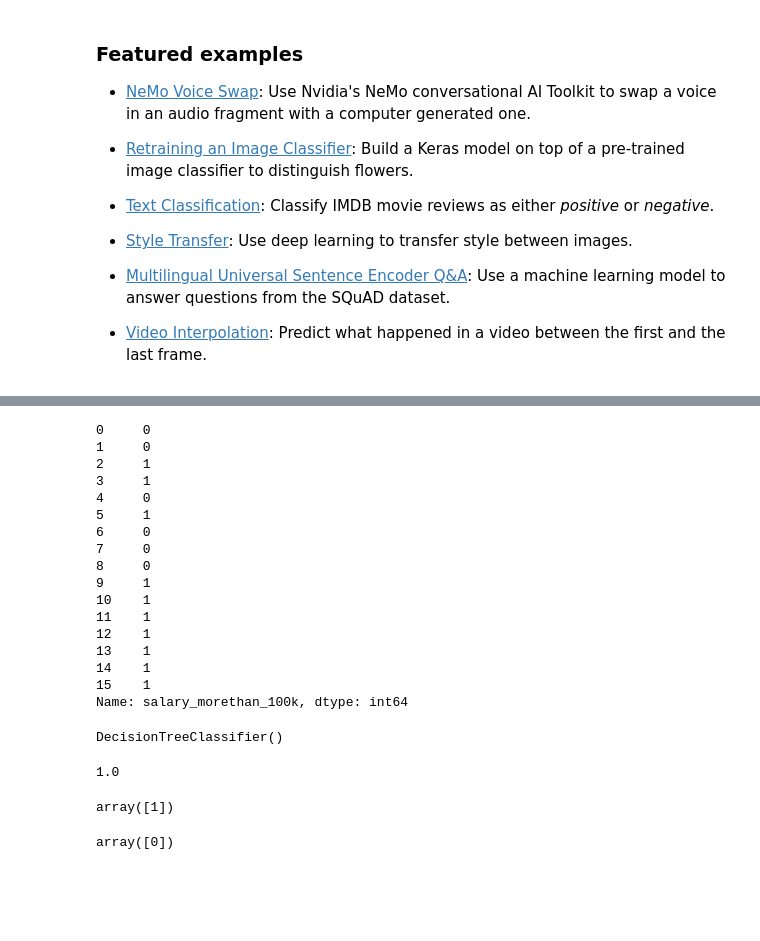
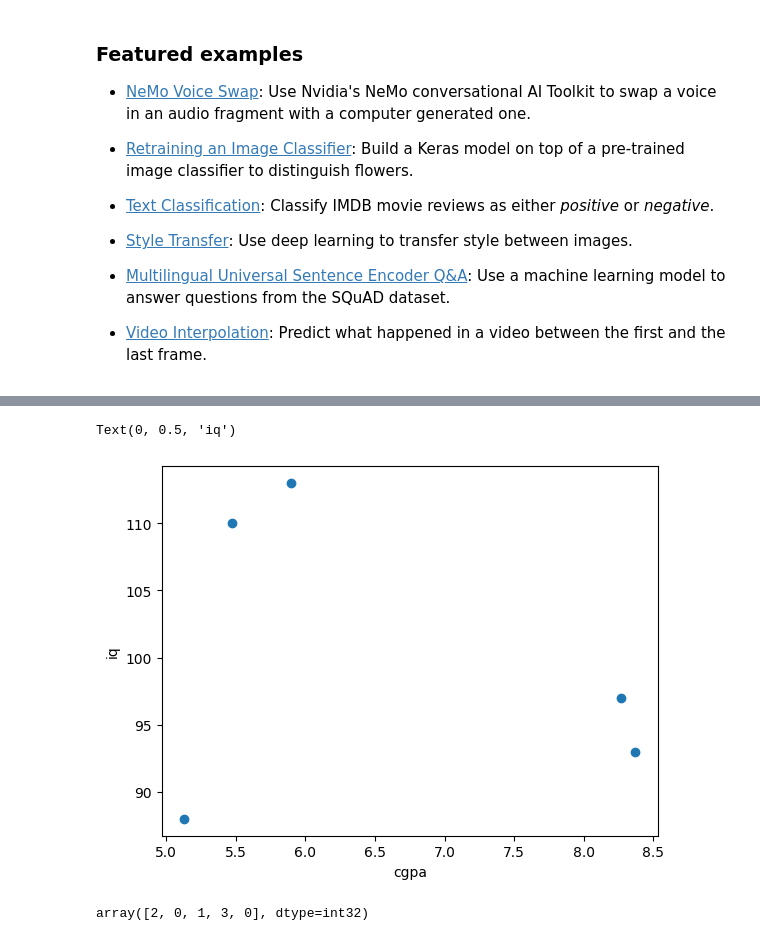
Before and after one commit to Seharrr/Seharrr, a Jupyter notebook: Welcome_To_Colaboratory.ipynb, the cells around one changed output, grey strips where cells are left out. Saved outputs shown, nothing was run; the diff lists cells and outputs as text; code cells hidden in the pictures; blank space fills up the shorter version.

```diff
--- a/Welcome_To_Colaboratory.ipynb
+++ b/Welcome_To_Colaboratory.ipynb
@@ -200,38 +178,13 @@ inputs_n
-# %%
-target
-# %% [output]
-0     0
-1     0
-2     1
-3     1
-4     0
-5     1
-6     0
-7     0
-8     0
-9     1
-10    1
-11    1
-12    1
-13    1
-14    1
-15    1
-Name: salary_morethan_100k, dtype: int64
-# %%
-from sklearn import tree
-model=tree.DecisionTreeClassifier()
-model.fit(inputs_n, target)
-# %% [output]
-DecisionTreeClassifier()
-# %%
-model.score(inputs_n, target)
-# %% [output]
-1.0
-# %%
-model.predict([[2,1,0]])
-# %% [output]
-array([1])
-# %%
-model.predict([[2,1,1]])
-# %% [output]
-array([0])
+# %%
+plt.scatter(df.cgpa,df['iq'])
+plt.xlabel('cgpa')
+plt.ylabel('iq')
+# %% [output]
+Text(0, 0.5, 'iq')
+[figure, added]
+# %%
+km=KMeans(n_clusters=4)
+y_predicated=km.fit_predict(df[['cgpa','iq']])
+y_predicated
+# %% [output]
+array([2, 0, 1, 3, 0], dtype=int32)
```
Also changed, not shown: parts of 11 cells of this notebook.
